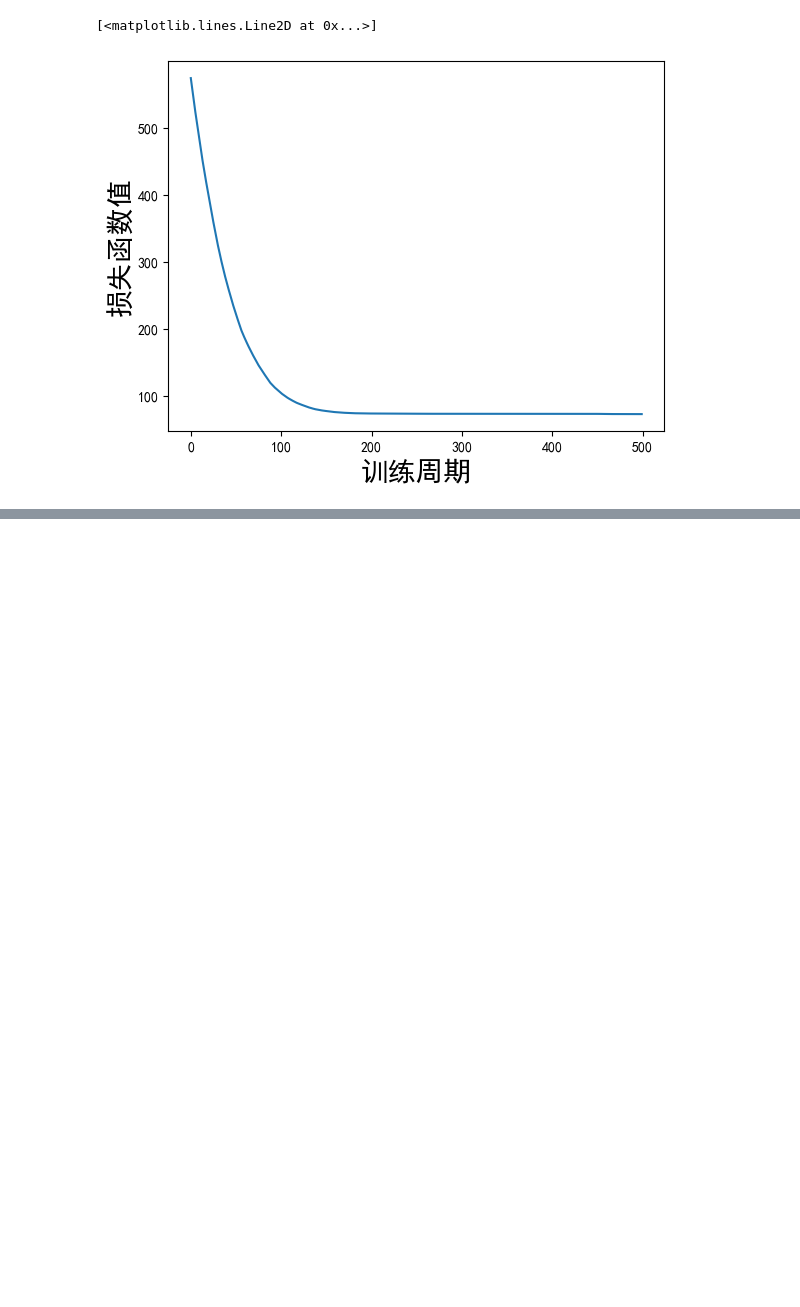
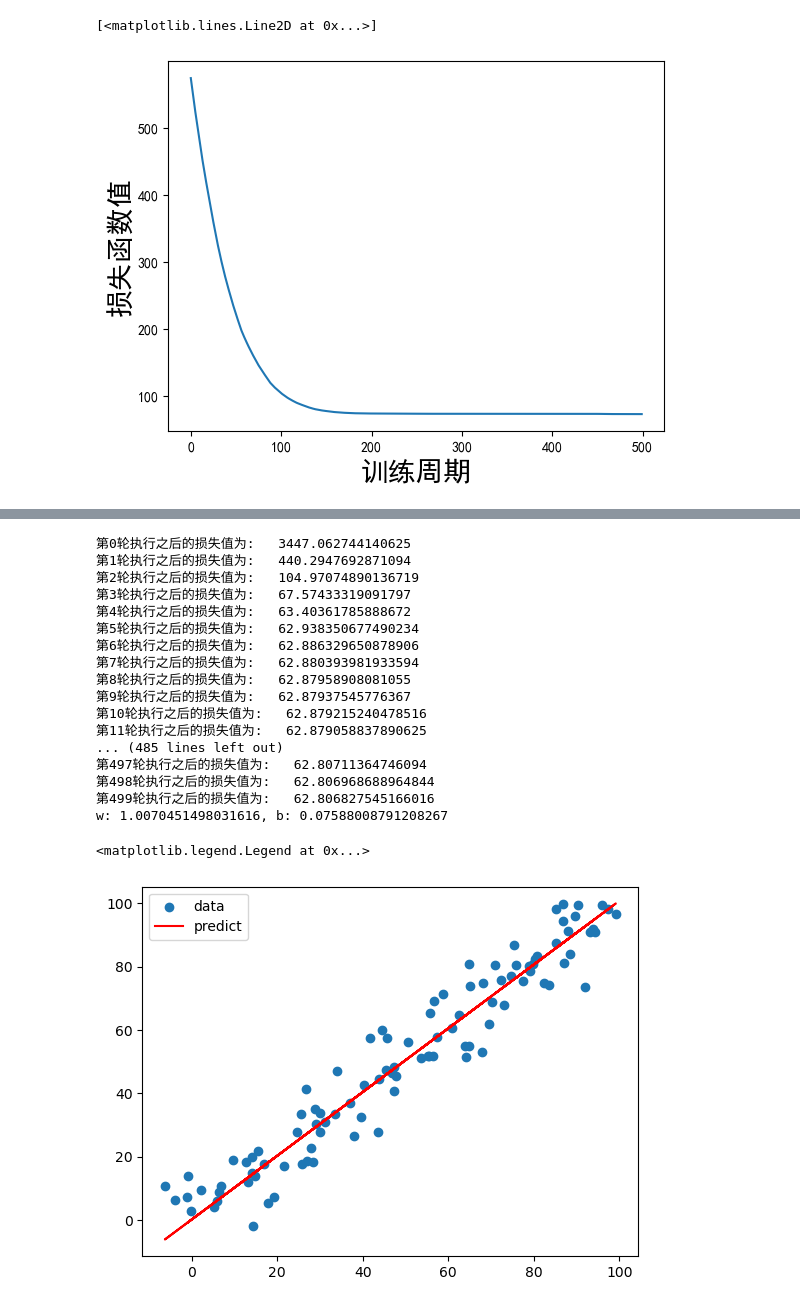
Before and after one commit to OnlyWell/d2l_tensorflow, a Jupyter notebook: book_charter/base_tensorflow/simple_example.ipynb, the cells around one changed output, grey strips where cells are left out. Drawn from its saved outputs; the diff is of its cells as text; code cells hidden in the pictures; blank space fills up the shorter version.

```diff
--- a/book_charter/base_tensorflow/simple_example.ipynb
+++ b/book_charter/base_tensorflow/simple_example.ipynb
@@ -107,0 +43,69 @@ w的权重是:0.9902870059013367,b的权重是:0.07283418625593185
+# %%
+'''
+    神经网络求解
+'''
+import tensorflow as tf
+import numpy as np
+import matplotlib.pyplot as plt
+
+w = tf.Variable(0.0)
+b = tf.Variable(0.0)
+
+#1.定义损失函数MSE
+def loss(y,y_pred):
+    return tf.reduce_mean(tf.square(y-y_pred))
+
+#定义预测函数
+def predict(X):
+    return w * X + b
+
+#定义训练函数,传入实际的X与y
+def train(X,y,epochs=500,lr = 0.0001):
+    for epoch in range(epochs):
+        with tf.GradientTape() as t:
+            #当前的损失值为预测值与实际值的误差
+            current_loss = loss(y,predict(X))
+        dw,db = t.gradient(current_loss,[w,b])
+        #更新权重  新权重=当前权重-学习率*梯度
+        w.assign_sub(lr*dw)
+        b.assign_sub(lr*db)
+        print(f'第{epoch}轮执行之后的损失值为:   {current_loss}')
+
+
+
+#产生样本数据
+n = 100
+x = np.linspace(0,100,n)
+y = np.linspace(0,100,n)
+
+X = x + np.random.uniform(-10,10,n)
+y = y + np.random.uniform(-10,10,n)
+
+train(X,y)
+
+print(f'w: {w.numpy()}, b: {b.numpy()}')
+
+#绘制图形
+plt.scatter(X,y,label = 'data')
+plt.plot(X,predict(X),'r-',label = 'predict')
+plt.legend()
+# %% [output]
+第0轮执行之后的损失值为:   3447.062744140625
+第1轮执行之后的损失值为:   440.2947692871094
+第2轮执行之后的损失值为:   104.97074890136719
+第3轮执行之后的损失值为:   67.57433319091797
+第4轮执行之后的损失值为:   63.40361785888672
+第5轮执行之后的损失值为:   62.938350677490234
+第6轮执行之后的损失值为:   62.886329650878906
+第7轮执行之后的损失值为:   62.880393981933594
+第8轮执行之后的损失值为:   62.87958908081055
+第9轮执行之后的损失值为:   62.87937545776367
+第10轮执行之后的损失值为:   62.879215240478516
+第11轮执行之后的损失值为:   62.879058837890625
+... (485 lines left out)
+第497轮执行之后的损失值为:   62.80711364746094
+第498轮执行之后的损失值为:   62.806968688964844
+第499轮执行之后的损失值为:   62.806827545166016
+w: 1.0070451498031616, b: 0.07588008791208267
+<matplotlib.legend.Legend at 0x...>
+[figure, added]
```
Also changed, not shown: parts of 2 cells of this notebook, 1 other file.
